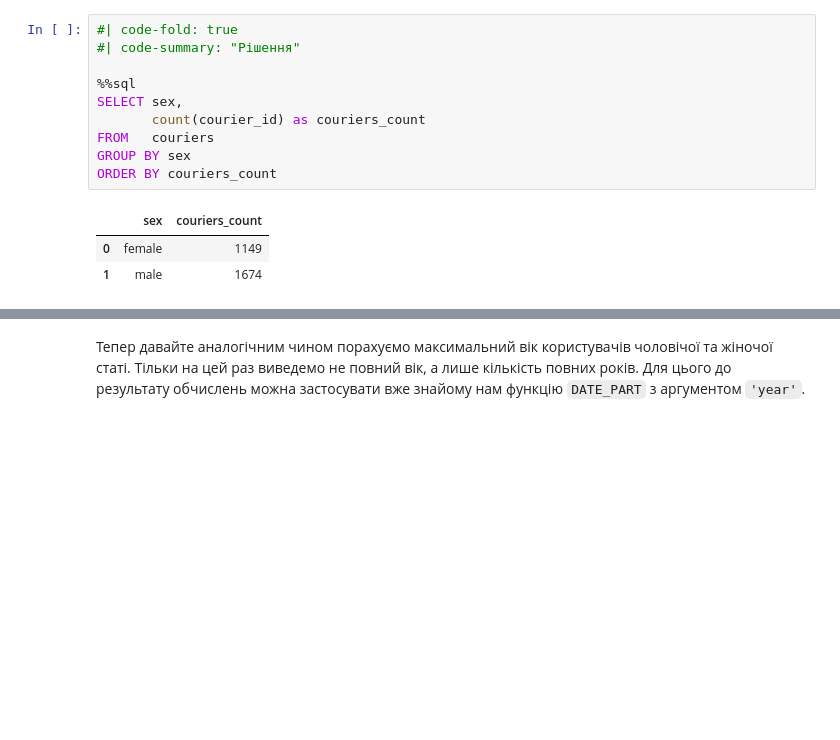
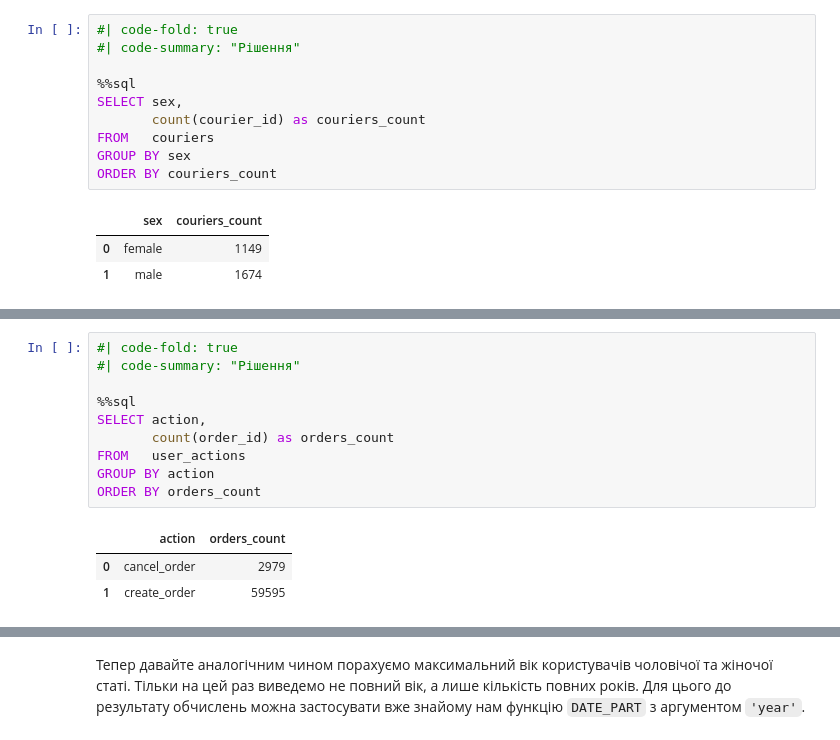
Before and after one commit to Aranaur/py4ds, a Jupyter notebook: sql_groupby.ipynb, the cells around one changed output, grey strips where cells are left out. Cells and saved outputs as stored; diff of their text form; blank space fills up the shorter version.

```diff
--- a/sql_groupby.ipynb
+++ b/sql_groupby.ipynb
@@ -130,0 +151,14 @@ ORDER BY couriers_count
+# %%
+#| code-fold: true
+#| code-summary: "Рішення"
+
+%%sql
+SELECT action,
+       count(order_id) as orders_count
+FROM   user_actions
+GROUP BY action
+ORDER BY orders_count
+# %% [output]
+|  | action | orders_count |
+| 0 | cancel_order | 2979 |
+| 1 | create_order | 59595 |
```
Also changed, not shown: parts of 29 cells of this notebook, 2 other files.
